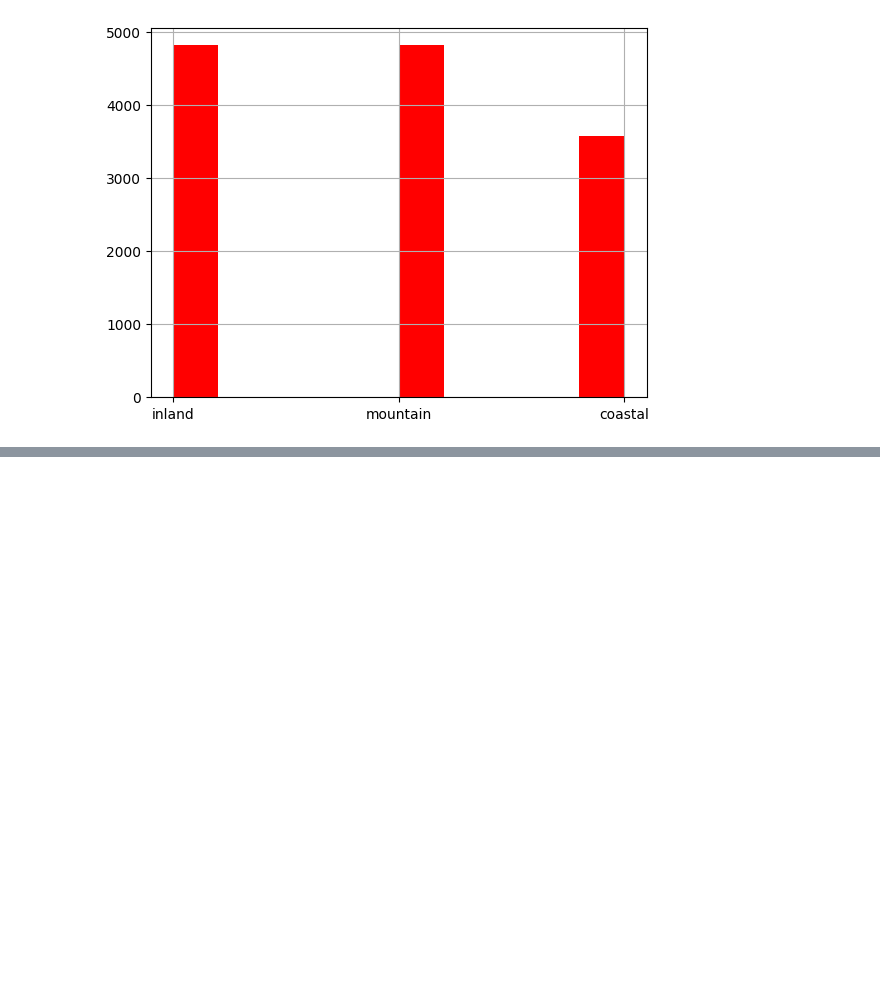
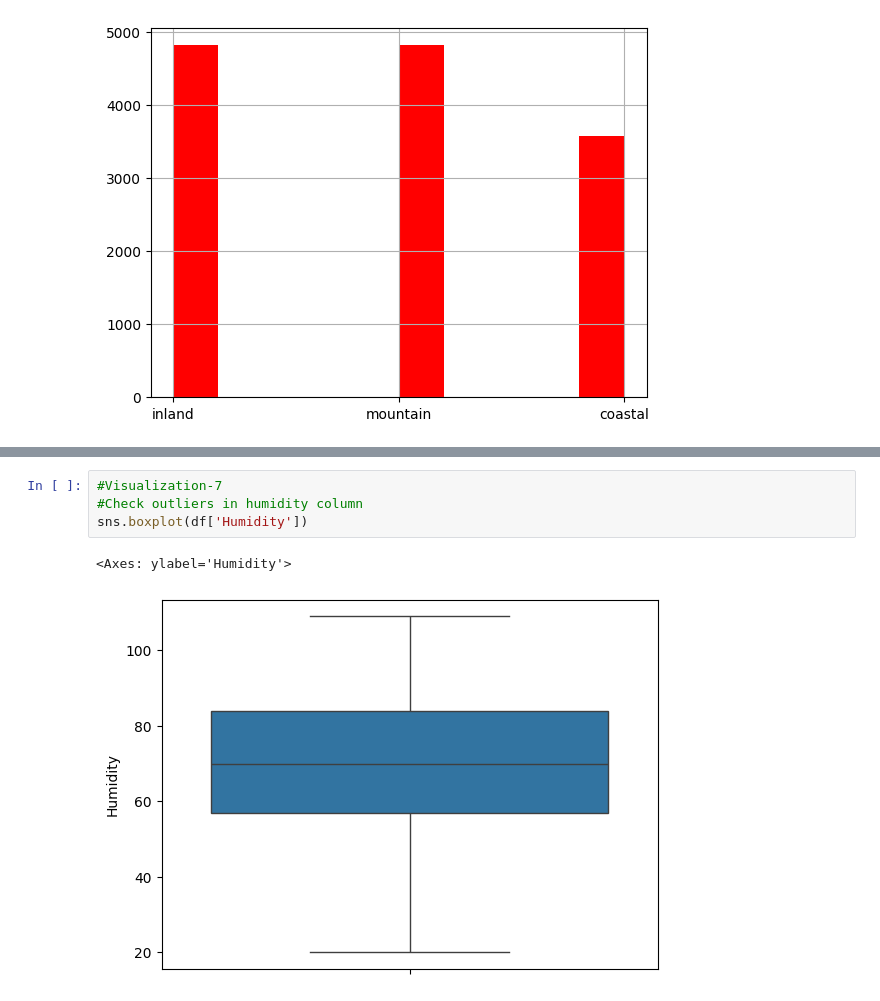
Before and after one commit to Karan-Chauhan19/Weather-Type-Classification, a Jupyter notebook: Notebook/eda.ipynb, the cells around one changed output, grey strips where cells are left out. Saved outputs shown, nothing was run; the diff lists cells and outputs as text; blank space fills up the shorter version.

```diff
--- a/Notebook/eda.ipynb
+++ b/Notebook/eda.ipynb
@@ -131,0 +177,7 @@ df.Location.hist(color='red')
+# %%
+#Visualization-7
+#Check outliers in humidity column
+sns.boxplot(df['Humidity'])
+# %% [output]
+<Axes: ylabel='Humidity'>
+[figure, added]
```
Also changed, not shown: parts of 13 cells of this notebook.
